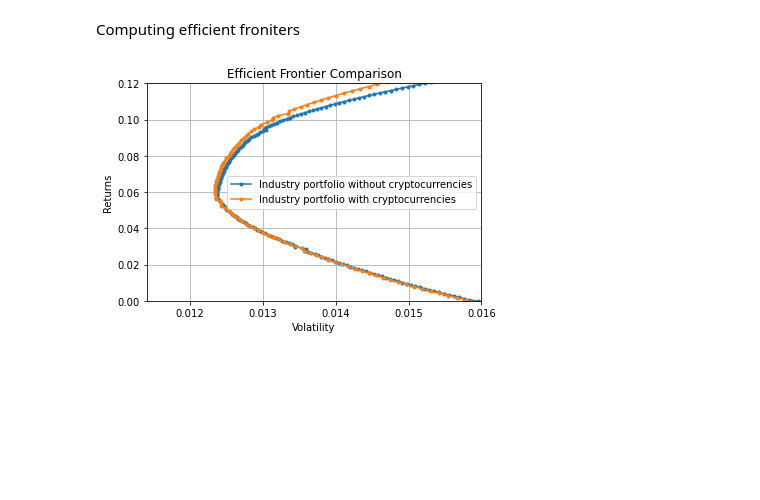
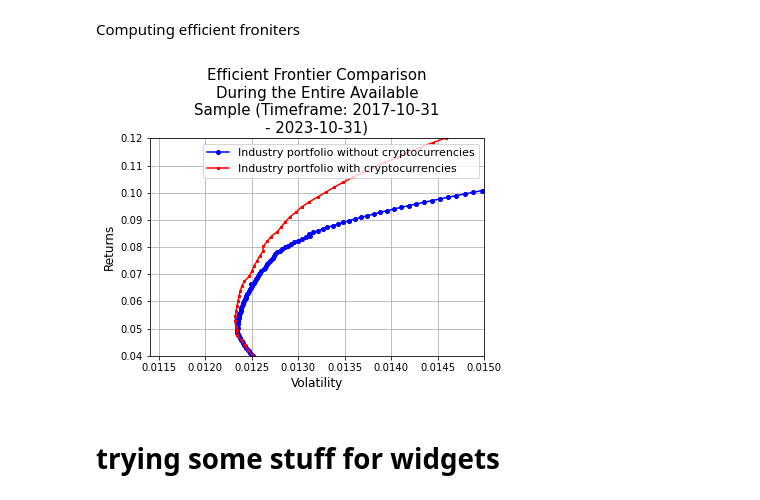
Before and after one commit to fairwayfinder/crypto-mean-variance-frontier, a Jupyter notebook: notebooks/MAIN.ipynb, the cells around one changed output. Drawn from its saved outputs; the diff is of its cells as text; code cells hidden in the pictures; blank space fills up the shorter version.

Commit message:
Updating MAIN to the markdown for changing timeframes and changing the plot_ef function to be color-blind-friendly

```diff
--- a/notebooks/MAIN.ipynb
+++ b/notebooks/MAIN.ipynb
@@ -346,5 +0,0 @@ def plot_ef(n_points, er, cov, er2, cov2):
-# %%
-er = annualize_rets(ind_crypto, 260)
-cov = ind_crypto.cov()
-industry = ["NoDur", "Durbl",	"Manuf", "Enrgy", "Chems", "BusEq", "Telcm", "Utils", "Shops", "Hlth ", "Money", "Other"]
-industry_and_crypto = ["NoDur", "Durbl", "Manuf", "Enrgy", "Chems", "BusEq", "Telcm", "Utils", "Shops", "XRP Returns", "BTC Returns", "ETH Returns"]
@@ -371,8 +17,8 @@ To use own data --> requires one CSV with returns for benchmark.
 # %% [markdown]
 Importing benchmark & crypto portfolio created in data_grabbing.ipynb, creating the list of names of industry portfolios and names of cryptocurrency pairs to be put inside the optimizer
 # %%
-test_industry = pd.read_csv('../data/raw/industry_returns.csv')
-test_crypto = pd.read_csv('../data/raw/crypto_returns.csv')
+test_industry = pd.read_csv('../data/industry_returns.csv')
+test_crypto = pd.read_csv('../data/crypto_returns.csv')
 crypto = test_crypto.columns.values.tolist()[1:]
 
 # Defining lists used later:
@@ -535,6 +200,8 @@ dtype: float64
 # %% [markdown]
 Computing efficient froniters
 # %%
+import textwrap
+
 def plot_ef(n_points, er, cov, er2, cov2):
     """
     Plots two multi-asset efficient frontiers on the same graph
@@ -558,25 +225,29 @@ def plot_ef(n_points, er, cov, er2, cov2):
     })
 
     # Plotting both efficient frontiers on the same graph
-    ax = ef1.plot.line(x="Volatility", y="Returns", style='.-', label='Industry portfolio without cryptocurrencies')
-    ef2.plot.line(x="Volatility", y="Returns", style='.-', ax=ax, label='Industry portfolio with cryptocurrencies')
+    ax = ef1.plot.line(x="Volatility", y="Returns", style='.-', label='Industry portfolio without cryptocurrencies', color='b', marker='o', markersize=4)
+    ef2.plot.line(x="Volatility", y="Returns", style='.-', ax=ax, label='Industry portfolio with cryptocurrencies', color='r', marker='s', markersize=2)
 
-    ax.set_xlim(left=0.0114, right=0.016)
-    ax.set_ylim(bottom=0.0, top=0.12)
+    ax.set_xlim(left=0.0114, right=0.015)
+    ax.set_ylim(bottom=0.04, top=0.12)
 
     # Customize the plot as needed
-    plt.title("Efficient Frontier Comparison")
-    plt.xlabel("Volatility")
-    plt.ylabel("Returns")
-    plt.legend()
+    title_text = "Efficient Frontier Comparison\nDuring the Entire Available Sample\n(Timeframe: 2017-10-31 - 2023-10-31)"
+    plt.title("\n".join(textwrap.wrap(title_text, width=30)), fontsize=15)
+    plt.xlabel("Volatility", fontsize=12)
+    plt.ylabel("Returns", fontsize=12)
+    plt.legend(fontsize=11)
     plt.grid(True)
 
+    plt.savefig("../reports/figures/Efficient_Frontier_Comparison_Full_Sample).png")
     plt.show()
 # %%
 er = annualize_rets(ind_crypto, periods_per_year)
 cov = ind_crypto.cov()
 # %%
-industry_crypto_combined_plots = plot_ef(200, er[industry], cov.loc[industry, industry], er[industry_and_crypto], cov.loc[industry_and_crypto, industry_and_crypto])
+industry_crypto_combined_plots = plot_ef(201, er[industry], cov.loc[industry, industry], er[industry_and_crypto], cov.loc[industry_and_crypto, industry_and_crypto])
 #maybe use matplotlib here? It makes more sense to calculate all values then plot it?
 # %% [output]
-[figure, old version]
+[figure, new version]
+# %% [markdown]
+# trying some stuff for widgets
```
Also changed, not shown: parts of 32 cells of this notebook.
